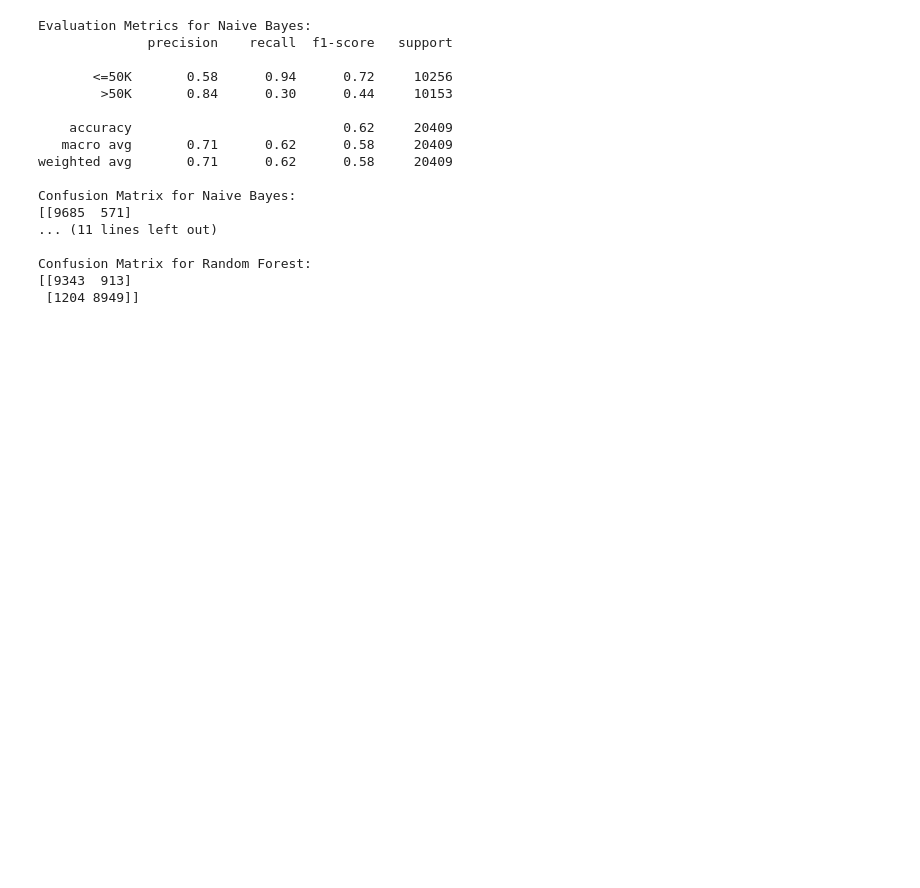
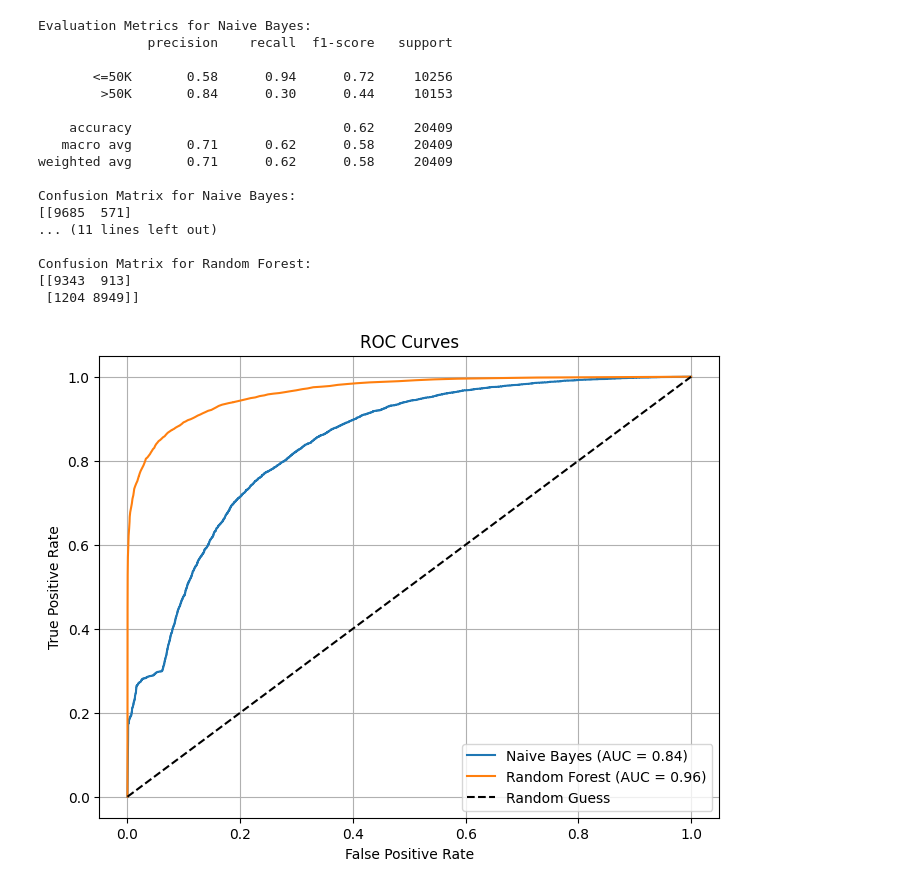
Before and after one commit to muhammadhrahmy/CM2604-CW, a Jupyter notebook: CM2604_CW.ipynb, the cells around one changed output. Saved outputs shown, nothing was run; the diff lists cells and outputs as text; code cells hidden in the pictures; blank space fills up the shorter version.

Commit message:
Plotted ROC curves and got AUC values for model evaluation

```diff
--- a/CM2604_CW.ipynb
+++ b/CM2604_CW.ipynb
@@ -345,3 +332,35 @@ Confusion Matrix for Naive Bayes:
 Confusion Matrix for Random Forest:
 [[9343  913]
  [1204 8949]]
+# %%
+from sklearn.metrics import roc_curve, roc_auc_score
+import matplotlib.pyplot as plt
+
+# Convert categorical labels to binary labels
+y_test_binary = y_test_oversampled.replace({'<=50K': 0, '>50K': 1})
+
+# Compute probabilities for Naive Bayes and Random Forest
+nb_probs = naive_bayes.predict_proba(X_test_oversampled)[:, 1]
+rf_probs = random_forest.predict_proba(X_test_oversampled)[:, 1]
+
+# Compute ROC curve and ROC area for Naive Bayes
+nb_fpr, nb_tpr, _ = roc_curve(y_test_binary, nb_probs)
+nb_auc = roc_auc_score(y_test_binary, nb_probs)
+
+# Compute ROC curve and ROC area for Random Forest
+rf_fpr, rf_tpr, _ = roc_curve(y_test_binary, rf_probs)
+rf_auc = roc_auc_score(y_test_binary, rf_probs)
+
+# Plot ROC curves
+plt.figure(figsize=(8, 6))
+plt.plot(nb_fpr, nb_tpr, label=f'Naive Bayes (AUC = {nb_auc:.2f})')
+plt.plot(rf_fpr, rf_tpr, label=f'Random Forest (AUC = {rf_auc:.2f})')
+plt.plot([0, 1], [0, 1], 'k--', label='Random Guess')
+plt.xlabel('False Positive Rate')
+plt.ylabel('True Positive Rate')
+plt.title('ROC Curves')
+plt.legend(loc='lower right')
+plt.grid(True)
+plt.show()
+# %% [output]
+[figure, added]
```
Also changed, not shown: parts of 6 cells of this notebook.
